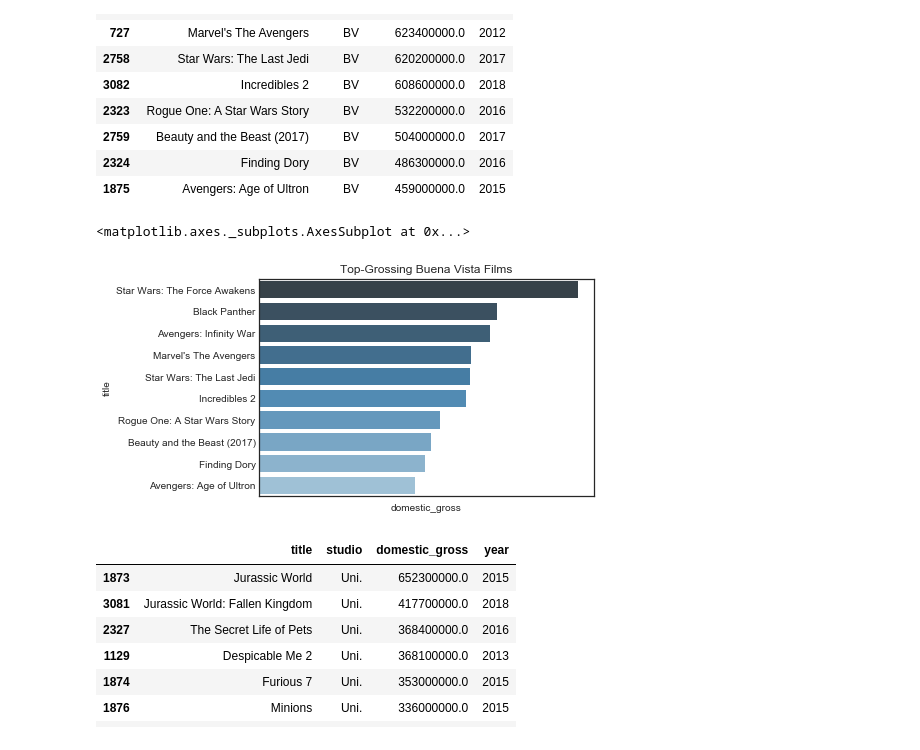
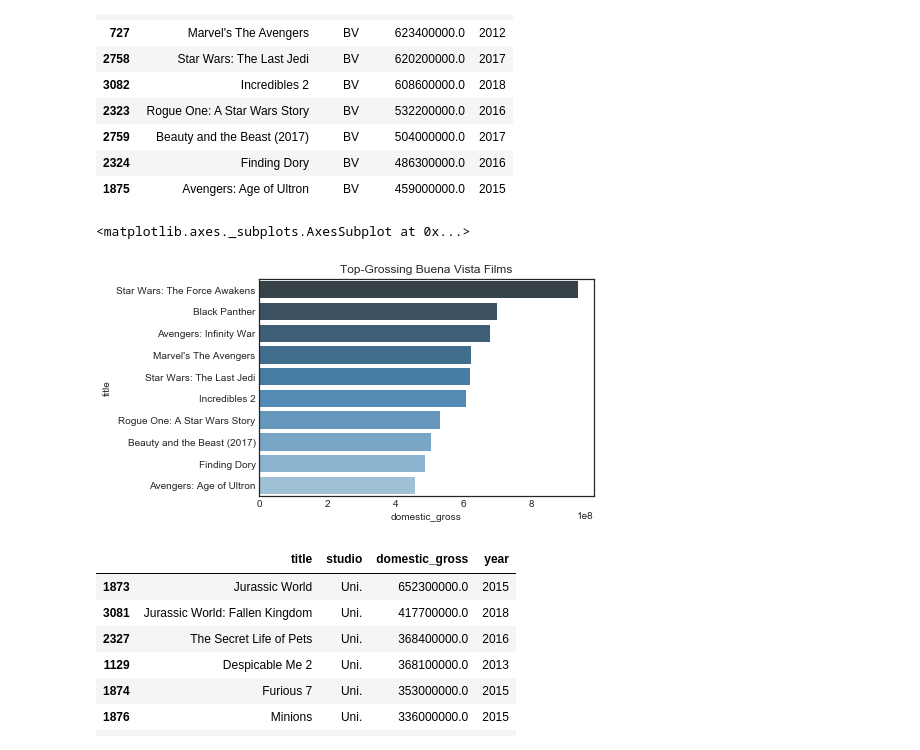
Before and after one commit to tiaplagata/dsc-phase-1-project-online, a Jupyter notebook: student.ipynb, the cells around one changed output. Saved outputs shown, nothing was run; the diff lists cells and outputs as text; code cells hidden in the pictures.

```diff
--- a/student.ipynb
+++ b/student.ipynb
@@ -350,16 +376,15 @@ top_BV.head(10)
 | 2324 | Finding Dory | BV | 486300000.0 | 2016 |
 | 1875 | Avengers: Age of Ultron | BV | 459000000.0 | 2015 |
 # %%
-BV_plot = sns.barplot(data=top_BV.head(10),
-                      x='domestic_gross',
-                      y='title',
-                     palette='Blues_d')
+# Plot top grossing films for BV
+BV_plot = sns.barplot(data = top_BV.head(10),
+                      x = 'domestic_gross',
+                      y = 'title',
+                     palette = 'Blues_d')
 
-BV_plot.set_xticklabels(labels= BV_plot.get_xticklabels(),
-                        rotation = 90)
 BV_plot.set_title('Top-Grossing Buena Vista Films')
 BV_plot
 # %% [output]
 <matplotlib.axes._subplots.AxesSubplot at 0x...>
-[figure, old version]
+[figure, new version]
 # %%
```
Also changed, not shown: parts of 143 cells of this notebook.
